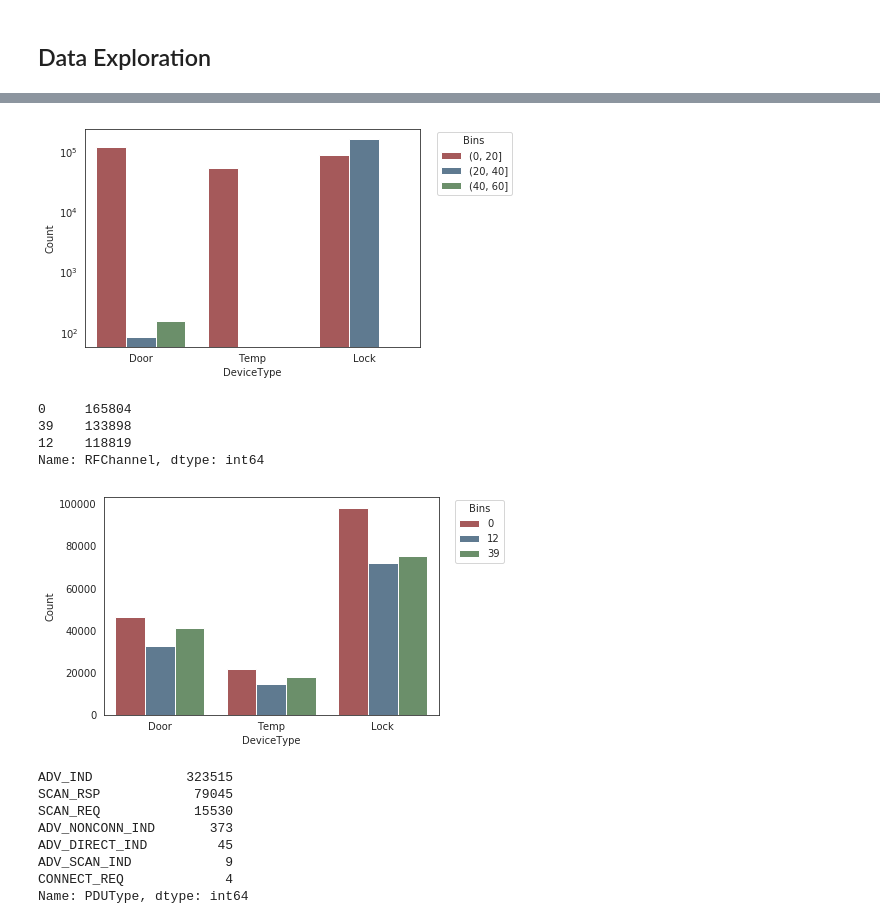
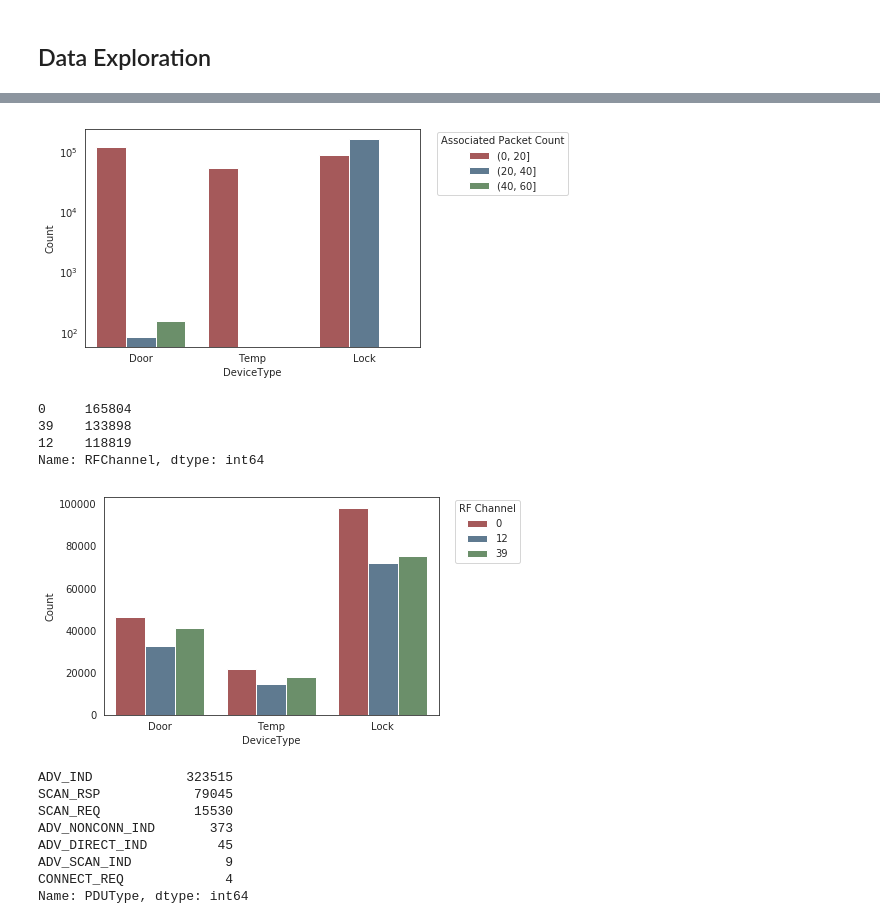
Before and after one commit to 7high/thesis, a Jupyter notebook: ble_dataExploration.ipynb, the cells around one changed output, grey strips where cells are left out. Saved outputs shown, nothing was run; the diff lists cells and outputs as text; code cells hidden in the pictures.

```diff
--- a/ble_dataExploration.ipynb
+++ b/ble_dataExploration.ipynb
@@ -74,16 +74,16 @@ plt.savefig('Results/Plots/ble-blelllength.png', bbox_inches='tight')
 # %%
 g = sns.countplot(x=df['DeviceType'].str.capitalize(), hue=pd.cut(df['Assoc_Packets'], bins=[0,20,40,60]));
 g.set_yscale('log')
-plt.legend(title='Bins', bbox_to_anchor=(1.05, 0.99), loc=2, borderaxespad=0.);
+plt.legend(title='Associated Packet Count', bbox_to_anchor=(1.05, 0.99), loc=2, borderaxespad=0.);
 plt.ylabel('Count')
 plt.savefig('Results/Plots/ble-assocpackets.png', bbox_inches='tight')
 # %% [output]
-[figure, old version]
+[figure, new version]
 # %%
 g = sns.countplot(x=df["DeviceType"].str.capitalize(), hue=df["RFChannel"]);
 print df['RFChannel'].value_counts()
 # g.set_yscale('log')
-plt.legend(title='Bins', bbox_to_anchor=(1.05, 0.99), loc=2, borderaxespad=0.);
+plt.legend(title='RF Channel', bbox_to_anchor=(1.05, 0.99), loc=2, borderaxespad=0.);
 plt.ylabel('Count')
 plt.savefig('Results/Plots/ble-rfchannel.png', bbox_inches='tight')
 # %% [output]
@@ -91,7 +91,7 @@ plt.savefig('Results/Plots/ble-rfchannel.png', bbox_inches='tight')
 39    133898
 12    118819
 Name: RFChannel, dtype: int64
-[figure, old version]
+[figure, new version]
 # %%
 g = sns.countplot(x=df["DeviceType"].str.capitalize(), hue=df["PDUType"], palette=palette);
 print df['PDUType'].value_counts()
```
Also changed, not shown: parts of 2 cells of this notebook, 1 other file.
